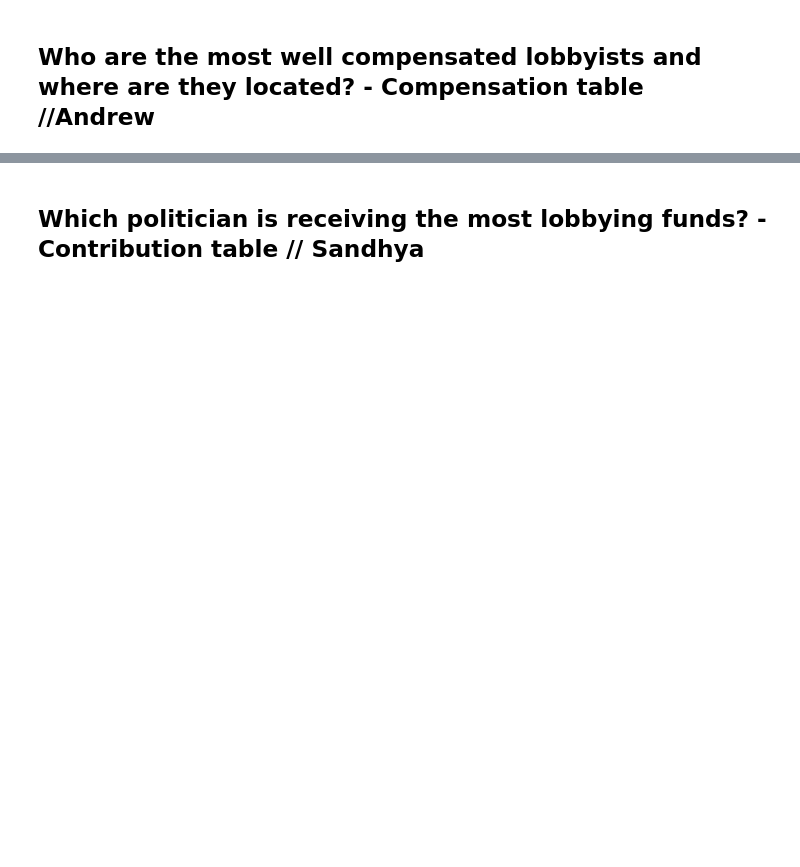
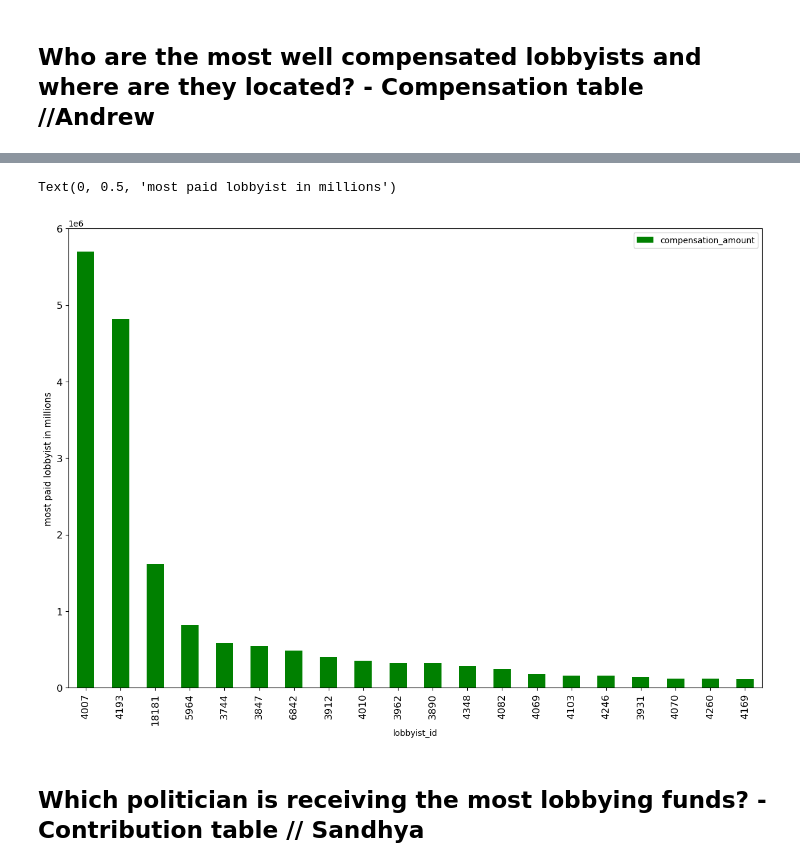
Before and after one commit to eabouche/group-project-3-lobbyist-analysis, a Jupyter notebook: Lobbyist_ETL_and_Analysis.ipynb, the cells around one changed output, grey strips where cells are left out. Saved outputs shown, nothing was run; the diff lists cells and outputs as text; code cells hidden in the pictures; blank space fills up the shorter version.

```diff
--- a/Lobbyist_ETL_and_Analysis.ipynb
+++ b/Lobbyist_ETL_and_Analysis.ipynb
@@ -1106,0 +1181,13 @@ compensation_5y_df
+# %%
+# Merging the above with the lobbyist table for location information
+
+compensation_5y_df = pd.merge(compensation_5y_df, lobbyist_final_df, on=['lobbyist_id'])
+# %%
+# drop unnecessary columns
+compensation_5y_df = compensation_5y_df.drop(['phone','fax'], axis=1)
+# %%
+# grouping by lobbyist_id
+
+compensation_lobbyist_grouped = compensation_5y_df.groupby(['lobbyist_id','lobbyist_first_name','lobbyist_middle_initial','lobbyist_last_name','address_1','city','state','zip','lat','long'])
+
+print(compensation_5y_df.columns.tolist())
@@ -1106,0 +1196,6 @@ compensation_5y_df
+# %%
+# total compensation received by lobbyist
+most_pay_lobbyist = compensation_lobbyist_grouped[['compensation_amount']].sum().sort_values(by='compensation_amount',ascending=False)
+most_pay_lobbyist = most_pay_lobbyist.head(20)
+most_pay_lobbyist = most_pay_lobbyist.reset_index()
+most_pay_lobbyist
@@ -1107,2 +1220,11 @@ compensation_5y_df
+# %%
+# plotting as a bar chart
+
+lobbyist_most_pay_chart = most_pay_lobbyist.plot.bar(x = 'lobbyist_id', y = 'compensation_amount',figsize = (15,10), color = 'g', fontsize = 12)
+plt.ylim(0,6000000)
+plt.ylabel("most paid lobbyist in millions", fontsize =11)
+# %% [output]
+Text(0, 0.5, 'most paid lobbyist in millions')
+[figure, added]
 # %% [markdown]
 ## Which politician is receiving the most lobbying funds? - Contribution table // Sandhya
```
Also changed, not shown: parts of 30 cells of this notebook.
